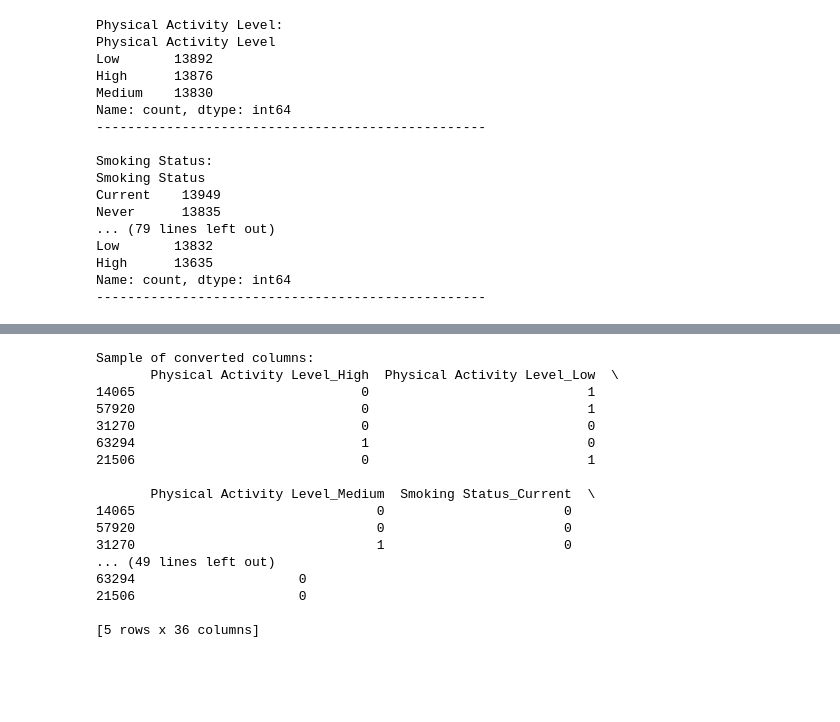
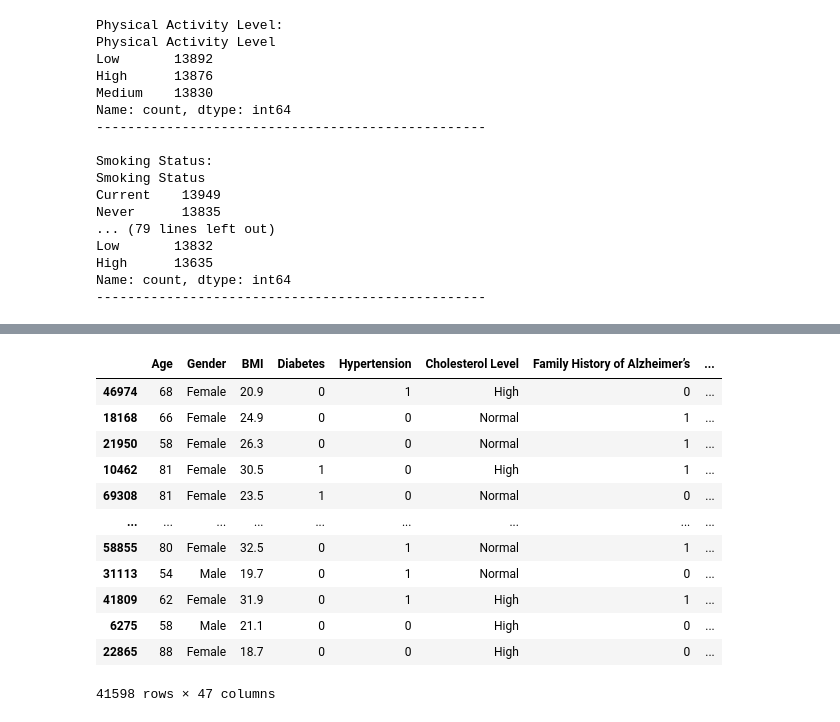
Before and after one commit to joaosantos37/alzheimers, a Jupyter notebook: predictions.ipynb, the cells around one changed output, grey strips where cells are left out. Cells and saved outputs as stored; diff of their text form; code cells hidden in the pictures; blank space fills up the shorter version.

```diff
--- a/predictions.ipynb
+++ b/predictions.ipynb
@@ -287 +249,7 @@ for col in categorical_columns:
+# %%
+def convert_binary_columns(data):
+    for col in binary_cols:
+        data[col] = data[col].map({'No': 0, 'Yes': 1})
+    return data
+train_data = convert_binary_columns(train_data)
 # %%
@@ -331,10 +270,0 @@ val_data.shape
-# %%
-###Convert binary columns to 0 or 1
-
-binary_cols = ["Diabetes", "Hypertension", "Family History of Alzheimer’s",
-               "Genetic Risk Factor (APOE-ε4 allele)", "Alzheimer’s Diagnosis"]
-for col in binary_cols:
-    val_data[col] = val_data[col].map({'No': 0, 'Yes': 1})
-
-
-val_data.head()
@@ -365,37 +270,0 @@ val_data.drop(columns=['Country', 'Education Level'])
-# %%
-#jdajdja Create dummy variables for each categorical column without dropping first category
-for col in categorical_columns:
-    # Create dummy variables and add prefix to avoid name conflicts
-    dummy_cols = pd.get_dummies(val_data[col], prefix=col, drop_first=False)  # Changed to False
-
-    # Add dummy columns to training data
-    val_data = pd.concat([val_data, dummy_cols], axis=1)
-
-    # Drop the original categorical column
-    val_data = val_data.drop(columns=[col])
-
-# Convert all boolean columns to 0/1
-boolean_columns = val_data.select_dtypes(include=['bool']).columns
-val_data[boolean_columns] = val_data[boolean_columns].astype(int)
-
-# Verify the change
-print("Sample of converted columns:")
-print(val_data[boolean_columns].head())
-# %% [output]
-Sample of converted columns:
-       Physical Activity Level_High  Physical Activity Level_Low  \
-14065                             0                            1
-57920                             0                            1
-31270                             0                            0
-63294                             1                            0
-21506                             0                            1
-
-       Physical Activity Level_Medium  Smoking Status_Current  \
-14065                               0                       0
-57920                               0                       0
-31270                               1                       0
-... (49 lines left out)
-63294                     0
-21506                     0
-
-[5 rows x 36 columns]
@@ -407,0 +271,23 @@ y_train = train_data['Alzheimer’s Diagnosis']
+# %%
+def convert_categorical_columns(data):
+    for col in categorical_columns:
+        dummy_cols = pd.get_dummies(data[col], prefix=col, drop_first=False)
+        data = pd.concat([data, dummy_cols], axis=1)
+        data = data.drop(columns=[col])
+    return data
+train_data = convert_categorical_columns(train_data)
+train_data
+# %% [output]
+|  | Age | Gender | BMI | Diabetes | Hypertension | Cholesterol Level | Family History of Alzheimer’s | ... |
+| 46974 | 68 | Female | 20.9 | 0 | 1 | High | 0 | ... |
+| 18168 | 66 | Female | 24.9 | 0 | 0 | Normal | 1 | ... |
+| 21950 | 58 | Female | 26.3 | 0 | 0 | Normal | 1 | ... |
+| 10462 | 81 | Female | 30.5 | 1 | 0 | High | 1 | ... |
+| 69308 | 81 | Female | 23.5 | 1 | 0 | Normal | 0 | ... |
+| ... | ... | ... | ... | ... | ... | ... | ... | ... |
+| 58855 | 80 | Female | 32.5 | 0 | 1 | Normal | 1 | ... |
+| 31113 | 54 | Male | 19.7 | 0 | 1 | Normal | 0 | ... |
+| 41809 | 62 | Female | 31.9 | 0 | 1 | High | 1 | ... |
+| 6275 | 58 | Male | 21.1 | 0 | 0 | High | 0 | ... |
+| 22865 | 88 | Female | 18.7 | 0 | 0 | High | 0 | ... |
+41598 rows × 47 columns
```
Also changed, not shown: parts of 31 cells of this notebook.
